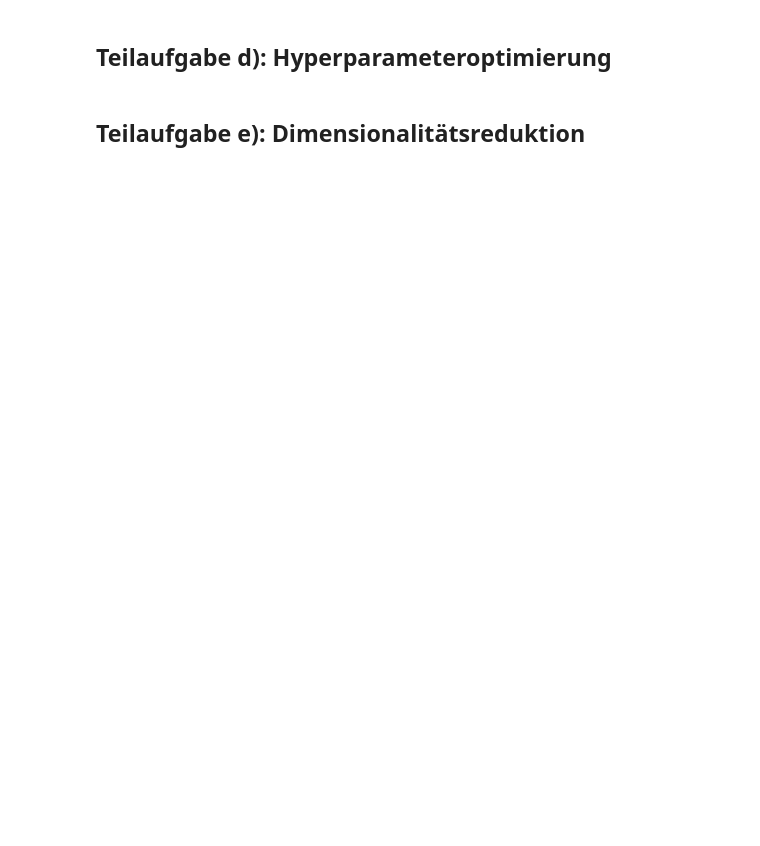
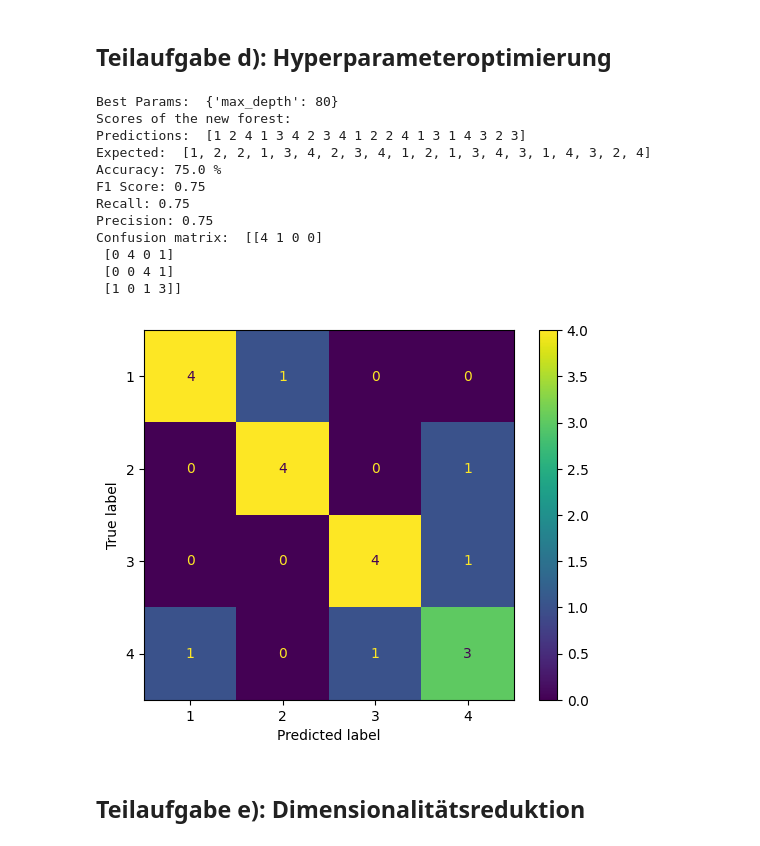
Before and after one commit to CarlGathmann/KI_Programmieraufgabe, a Jupyter notebook: src/aufgabe2.ipynb, the cells around one changed output. Saved outputs shown, nothing was run; the diff lists cells and outputs as text; code cells hidden in the pictures; blank space fills up the shorter version.

```diff
--- a/src/aufgabe2.ipynb
+++ b/src/aufgabe2.ipynb
@@ -143,4 +145,36 @@ Confusion matrix:  [[4 1 0 0]
 # %% [markdown]
 ## Teilaufgabe d): Hyperparameteroptimierung
+# %%
+from sklearn.model_selection import GridSearchCV
+
+param_grid = {#'n_estimators': [10, 55, 100, 155],
+              'max_depth': [60, 80, None],
+              #'max_features': ['sqrt', 'log2', None],
+              #'min_samples_leaf': [1, 3, 5]
+              #'min_samples_split': [2, 3, 4]
+              }
+rf = RandomForestClassifier()
+grid_search = GridSearchCV(estimator = rf, param_grid = param_grid, cv = 5, scoring='r2') # verbose =2,  n_jobs = -1
+grid_search.fit(X_train, y_train)
+print("Best Params: ", grid_search.best_params_) # differs every run, but 80 seems to be the best
+
+print("Scores of the new forest:")
+rf = RandomForestClassifier(max_depth = grid_search.best_params_["max_depth"])
+rf.fit(X_train, y_train)
+score(y_test, rf.predict(X_test))
+# %% [output]
+Best Params:  {'max_depth': 80}
+Scores of the new forest:
+Predictions:  [1 2 4 1 3 4 2 3 4 1 2 2 4 1 3 1 4 3 2 3]
+Expected:  [1, 2, 2, 1, 3, 4, 2, 3, 4, 1, 2, 1, 3, 4, 3, 1, 4, 3, 2, 4]
+Accuracy: 75.0 %
+F1 Score: 0.75
+Recall: 0.75
+Precision: 0.75
+Confusion matrix:  [[4 1 0 0]
+ [0 4 0 1]
+ [0 0 4 1]
+ [1 0 1 3]]
+[figure, added]
 # %% [markdown]
 ## Teilaufgabe e): Dimensionalitätsreduktion
```
Also changed, not shown: parts of 3 cells of this notebook.
